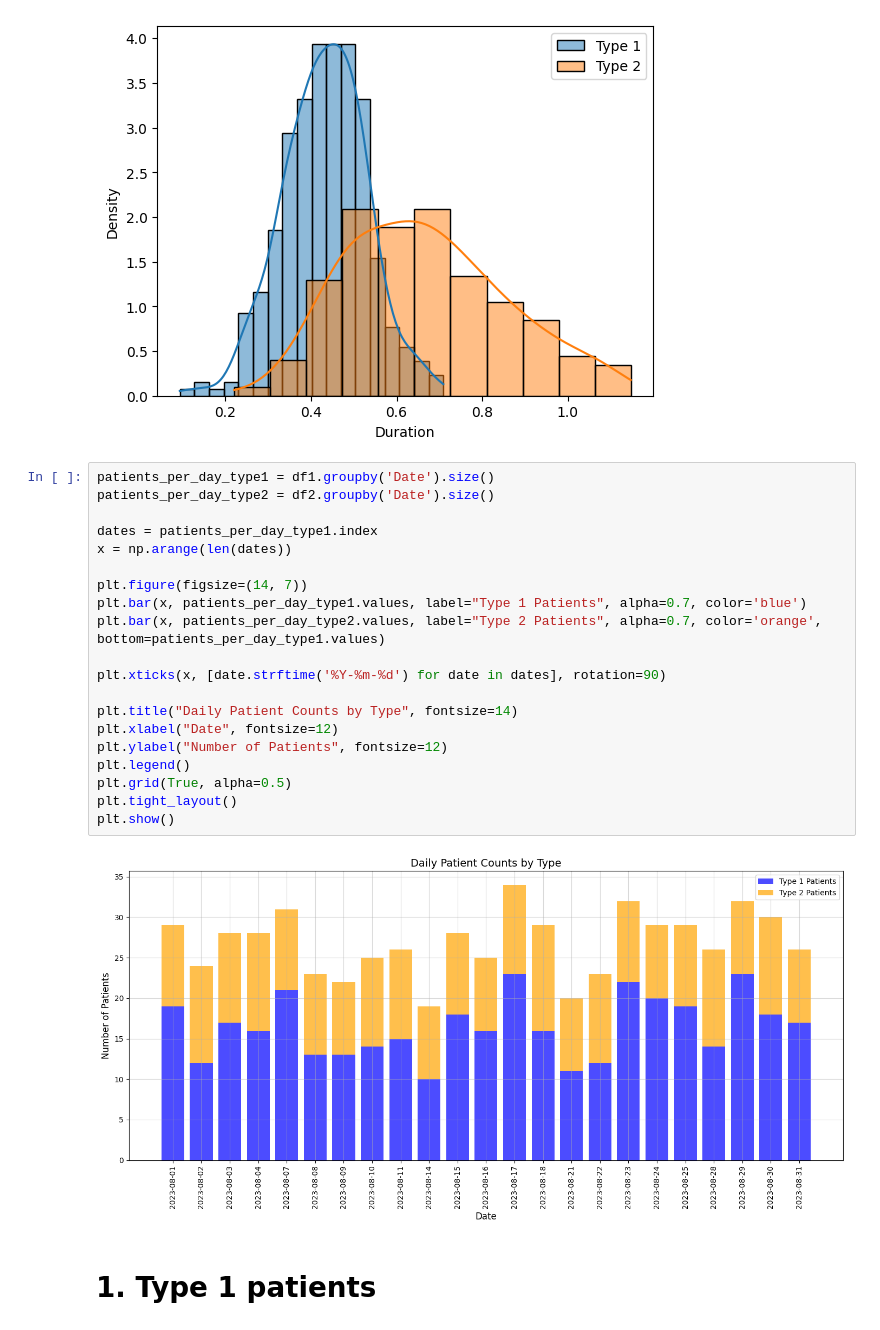
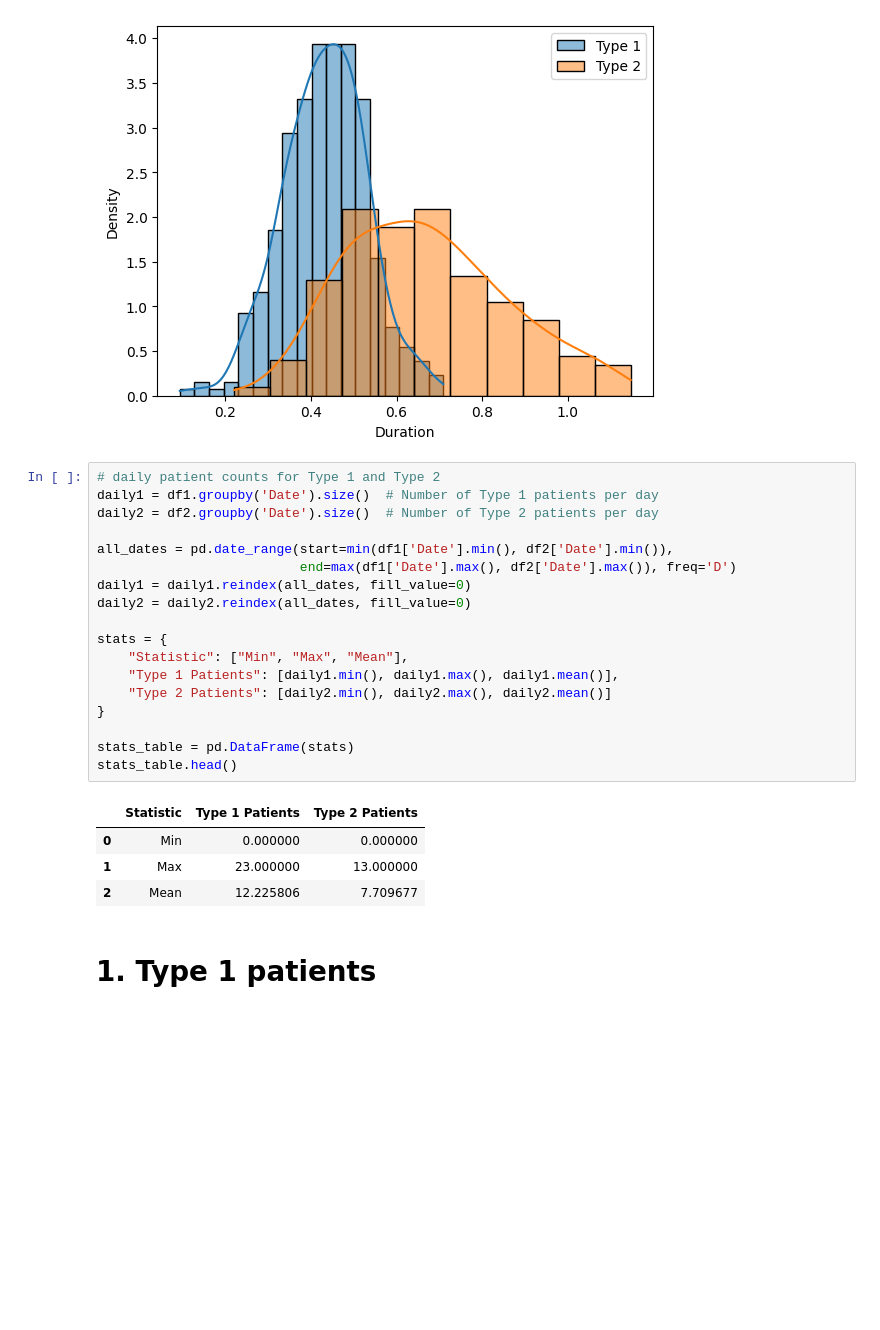
Before and after one commit to ashademeij/MRI-Facilities-Scheduling, a Jupyter notebook: DataAnalysis.ipynb, the cells around one changed output. Drawn from its saved outputs; the diff is of its cells as text; blank space fills up the shorter version.

```diff
--- a/DataAnalysis.ipynb
+++ b/DataAnalysis.ipynb
@@ -61,28 +61,29 @@ plt.ylabel("Density")
 plt.show()
 # %% [output]
 [figure]
-# %%
-patients_per_day_type1 = df1.groupby('Date').size()
-patients_per_day_type2 = df2.groupby('Date').size()
-
-dates = patients_per_day_type1.index
-x = np.arange(len(dates))
-
-plt.figure(figsize=(14, 7))
-plt.bar(x, patients_per_day_type1.values, label="Type 1 Patients", alpha=0.7, color='blue')
-plt.bar(x, patients_per_day_type2.values, label="Type 2 Patients", alpha=0.7, color='orange', bottom=patients_per_day_type1.values)
-
-plt.xticks(x, [date.strftime('%Y-%m-%d') for date in dates], rotation=90)
-
-plt.title("Daily Patient Counts by Type", fontsize=14)
-plt.xlabel("Date", fontsize=12)
-plt.ylabel("Number of Patients", fontsize=12)
-plt.legend()
-plt.grid(True, alpha=0.5)
-plt.tight_layout()
-plt.show()
-# %% [output]
-[figure, removed]
+# %%
+# daily patient counts for Type 1 and Type 2
+daily1 = df1.groupby('Date').size()  # Number of Type 1 patients per day
+daily2 = df2.groupby('Date').size()  # Number of Type 2 patients per day
+
+all_dates = pd.date_range(start=min(df1['Date'].min(), df2['Date'].min()),
+                          end=max(df1['Date'].max(), df2['Date'].max()), freq='D')
+daily1 = daily1.reindex(all_dates, fill_value=0)
+daily2 = daily2.reindex(all_dates, fill_value=0)
+
+stats = {
+    "Statistic": ["Min", "Max", "Mean"],
+    "Type 1 Patients": [daily1.min(), daily1.max(), daily1.mean()],
+    "Type 2 Patients": [daily2.min(), daily2.max(), daily2.mean()]
+}
+
+stats_table = pd.DataFrame(stats)
+stats_table.head()
+# %% [output]
+|  | Statistic | Type 1 Patients | Type 2 Patients |
+| 0 | Min | 0.000000 | 0.000000 |
+| 1 | Max | 23.000000 | 13.000000 |
+| 2 | Mean | 12.225806 | 7.709677 |
 # %% [markdown]
 # 1. Type 1 patients
 # %%
```
